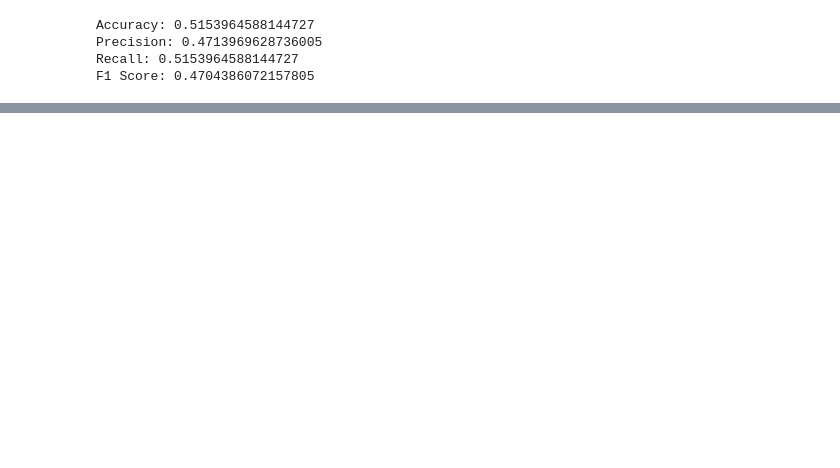
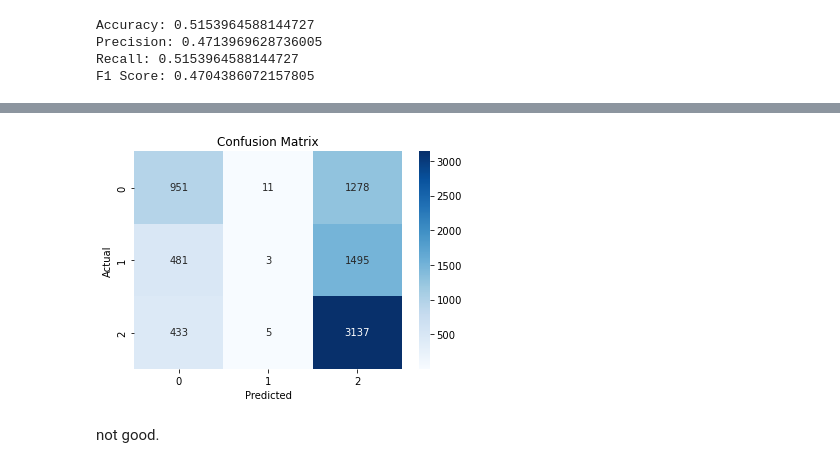
Before and after one commit to ravi7522/Football-Prediction, a Jupyter notebook: football_prediction.ipynb, the cells around one changed output, grey strips where cells are left out. Drawn from its saved outputs; the diff is of its cells as text; code cells hidden in the pictures; blank space fills up the shorter version.

Commit message:
TabNet classifier added

```diff
--- a/football_prediction.ipynb
+++ b/football_prediction.ipynb
@@ -551,0 +560,11 @@ F1 Score: 0.4704386072157805
+# %%
+clf = TabNetClassifier()
+# %%
+# Fit the model on the training data
+clf.fit(
+    X_train=X_train,
+    y_train=y_train,
+    eval_set=[(X_test,y_test)],
+    patience=6,  # Number of epochs with no improvement after which training will be stopped
+    max_epochs=100,  # Maximum number of training epochs
+)
@@ -551,0 +592,10 @@ F1 Score: 0.4704386072157805
+# %%
+# Make predictions
+predictions = clf.predict(X_test)
+# predicted_labels = tf.argmax(predictions, axis=1)
+# %%
+print_cm(y_test,predictions)
+# %% [output]
+[figure, added]
+# %% [markdown]
+not good.
```
Also changed, not shown: parts of 7 cells of this notebook.
